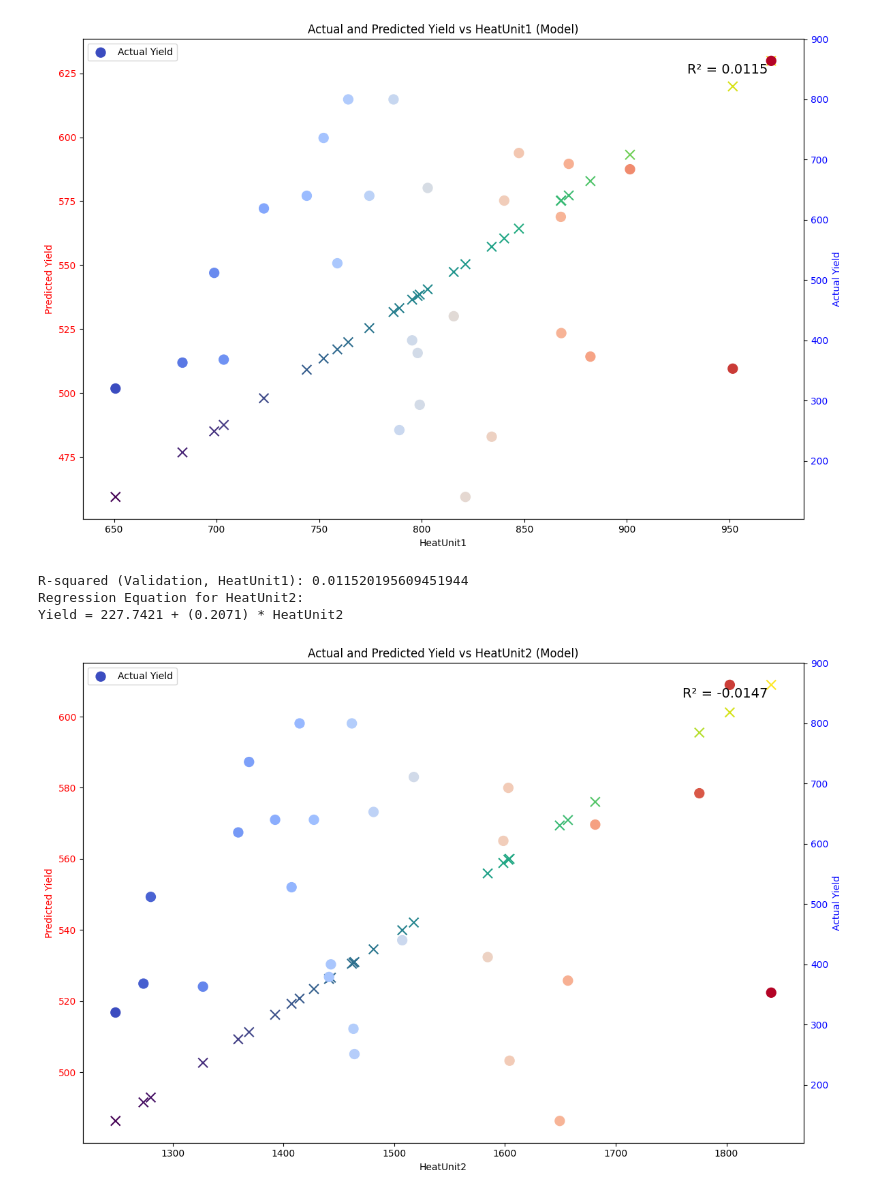
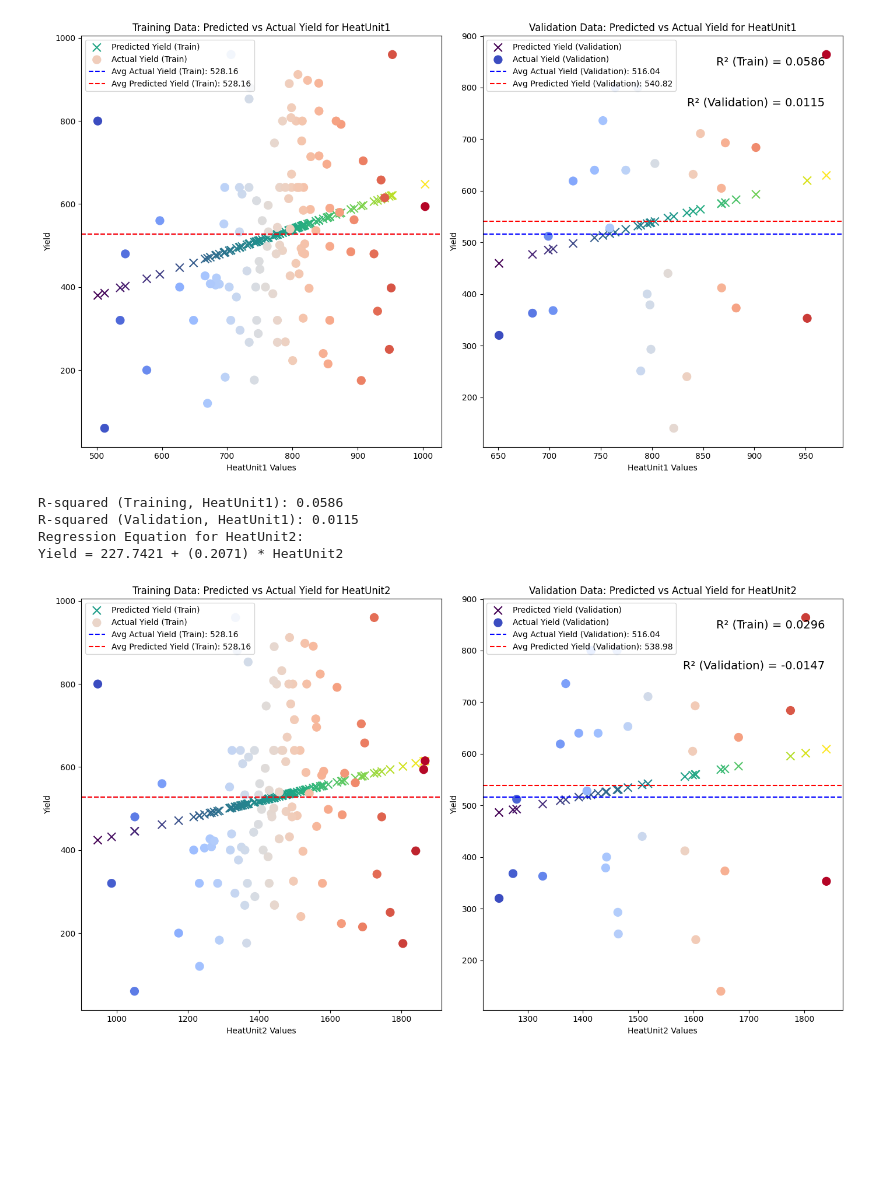
Before and after one commit to Basu8971/Materraproject, a Jupyter notebook: Model-Heatunits.ipynb, the cells around one changed output. Cells and saved outputs as stored; diff of their text form; code cells hidden in the pictures; blank space fills up the shorter version.

Commit message:
Model Heat units

```diff
--- a/Model-Heatunits.ipynb
+++ b/Model-Heatunits.ipynb
@@ -75,47 +315,62 @@ for heat_unit in heat_units:
     print(f"Regression Equation for {heat_unit}:")
     print(f"Yield = {intercept:.4f} + ({coefficient:.4f}) * {heat_unit}")
 
-    # Step 9: Predict yield for the validation data
+    # Step 9: Predict yield for the training and validation data
+    y_train_pred = ols_model.predict(X_train)
     y_val_pred = ols_model.predict(X_val)
 
-    # Step 10: Calculate R-squared for the validation data
+    # Step 10: Calculate R-squared for both the training and validation data
+    r2_train = r2_score(y_train, y_train_pred)
     r2_val = r2_score(y_val, y_val_pred)
 
-    # Step 11: Plot Predicted Yield vs Actual Yield for the validation data (one dot per farmer)
-    plt.figure(figsize=(12, 8))
+    # Step 11: Calculate average actual and predicted yields for both training and validation
+    avg_yield_train_actual = y_train.mean()
+    avg_yield_train_pred = y_train_pred.mean()
+    avg_yield_val_actual = y_val.mean()
+    avg_yield_val_pred = y_val_pred.mean()
 
-    # Create the left y-axis for predicted values
-    ax1 = plt.gca()
+    # Step 12: Plot Predicted Yield vs Actual Yield for the training and validation data
+    plt.figure(figsize=(14, 8))
 
-    # Plot predicted values for validation (red) - one dot per farmer
-    scatter_pred = ax1.scatter(X_val[heat_unit], y_val_pred, c=X_val[heat_unit], cmap='viridis', s=100, label='Predicted Yield', marker='x')
+    # Training data graph
+    plt.subplot(1, 2, 1)  # Subplot for training data
+    plt.scatter(X_train[heat_unit], y_train_pred, c=X_train[heat_unit], cmap='viridis', s=100, label='Predicted Yield (Train)', marker='x')
+    plt.scatter(X_train[heat_unit], y_train, c=X_train[heat_unit], cmap='coolwarm', s=100, label='Actual Yield (Train)', marker='o')
 
-    # Set left y-axis label for Predicted Yield
-    ax1.set_xlabel(f'{heat_unit}')
-    ax1.set_ylabel('Predicted Yield', color='red')
-    ax1.tick_params(axis='y', labelcolor='red')
+    # Plot average actual and predicted yields for training
+    plt.axhline(avg_yield_train_actual, color='blue', linestyle='--', label=f'Avg Actual Yield (Train): {avg_yield_train_actual:.2f}')
+    plt.axhline(avg_yield_train_pred, color='red', linestyle='--', label=f'Avg Predicted Yield (Train): {avg_yield_train_pred:.2f}')
 
-    # Create the right y-axis for actual values
-    ax2 = ax1.twinx()
-
-    # Plot actual values for validation (blue) - one dot per farmer
-    scatter_actual = ax2.scatter(X_val[heat_unit], y_val, c=X_val[heat_unit], cmap='coolwarm', s=100, label='Actual Yield', marker='o')
-
-    # Set right y-axis label for Actual Yield
-    ax2.set_ylabel('Actual Yield', color='blue')
-    ax2.tick_params(axis='y', labelcolor='blue')
-
-    # Add title and legend
-    plt.title(f'Actual and Predicted Yield vs {heat_unit} (Model)')
+    # Add labels, title, and legend for training
+    plt.xlabel(f'{heat_unit} Values')
+    plt.ylabel('Yield')
+    plt.title(f'Training Data: Predicted vs Actual Yield for {heat_unit}')
     plt.legend(loc='upper left')
 
-    # Display the R-squared value on the graph for validation data in the top-right corner
-    plt.text(0.95, 0.95, f'R² = {r2_val:.4f}', transform=plt.gca().transAxes, fontsize=14, verticalalignment='top', horizontalalignment='right')
+    # Validation data graph
+    plt.subplot(1, 2, 2)  # Subplot for validation data
+    plt.scatter(X_val[heat_unit], y_val_pred, c=X_val[heat_unit], cmap='viridis', s=100, label='Predicted Yield (Validation)', marker='x')
+    plt.scatter(X_val[heat_unit], y_val, c=X_val[heat_unit], cmap='coolwarm', s=100, label='Actual Yield (Validation)', marker='o')
+
+    # Plot average actual and predicted yields for validation
+    plt.axhline(avg_yield_val_actual, color='blue', linestyle='--', label=f'Avg Actual Yield (Validation): {avg_yield_val_actual:.2f}')
+    plt.axhline(avg_yield_val_pred, color='red', linestyle='--', label=f'Avg Predicted Yield (Validation): {avg_yield_val_pred:.2f}')
+
+    # Add labels, title, and legend for validation
+    plt.xlabel(f'{heat_unit} Values')
+    plt.ylabel('Yield')
+    plt.title(f'Validation Data: Predicted vs Actual Yield for {heat_unit}')
+    plt.legend(loc='upper left')
+
+    # Display the R-squared value for both training and validation data
+    plt.text(0.95, 0.95, f'R² (Train) = {r2_train:.4f}', transform=plt.gca().transAxes, fontsize=14, verticalalignment='top', horizontalalignment='right')
+    plt.text(0.95, 0.85, f'R² (Validation) = {r2_val:.4f}', transform=plt.gca().transAxes, fontsize=14, verticalalignment='top', horizontalalignment='right')
 
     # Show the plot
     plt.tight_layout()
     plt.show()
 
-    # Print the R-squared value for validation data
-    print(f'R-squared (Validation, {heat_unit}): {r2_val}')
+    # Print the R-squared value for both training and validation data
+    print(f'R-squared (Training, {heat_unit}): {r2_train:.4f}')
+    print(f'R-squared (Validation, {heat_unit}): {r2_val:.4f}')
 # %% [output]
@@ -134,10 +389,11 @@ Requirement already satisfied: pandas!=2.1.0,>=1.4 in /usr/local/lib/python3.10/
 ... (37 lines left out)
 4   1441.061  2072.4521
 All required columns are present!
 Regression Equation for HeatUnit1:
 Yield = 112.2892 + (0.5334) * HeatUnit1
-[figure, old version]
+[figure, new version]
-R-squared (Validation, HeatUnit1): 0.011520195609451944
+R-squared (Training, HeatUnit1): 0.0586
+R-squared (Validation, HeatUnit1): 0.0115
 Regression Equation for HeatUnit2:
 Yield = 227.7421 + (0.2071) * HeatUnit2
-[figure, old version]
+[figure, new version]
```
Also changed, not shown: parts of 3 cells of this notebook.
